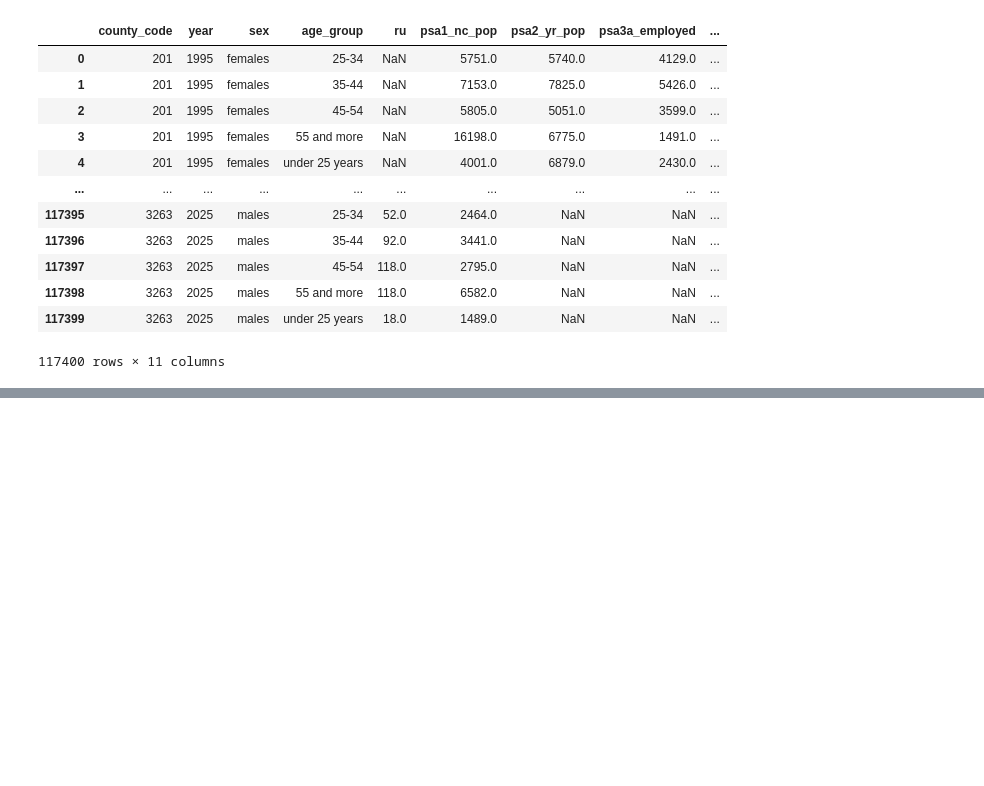
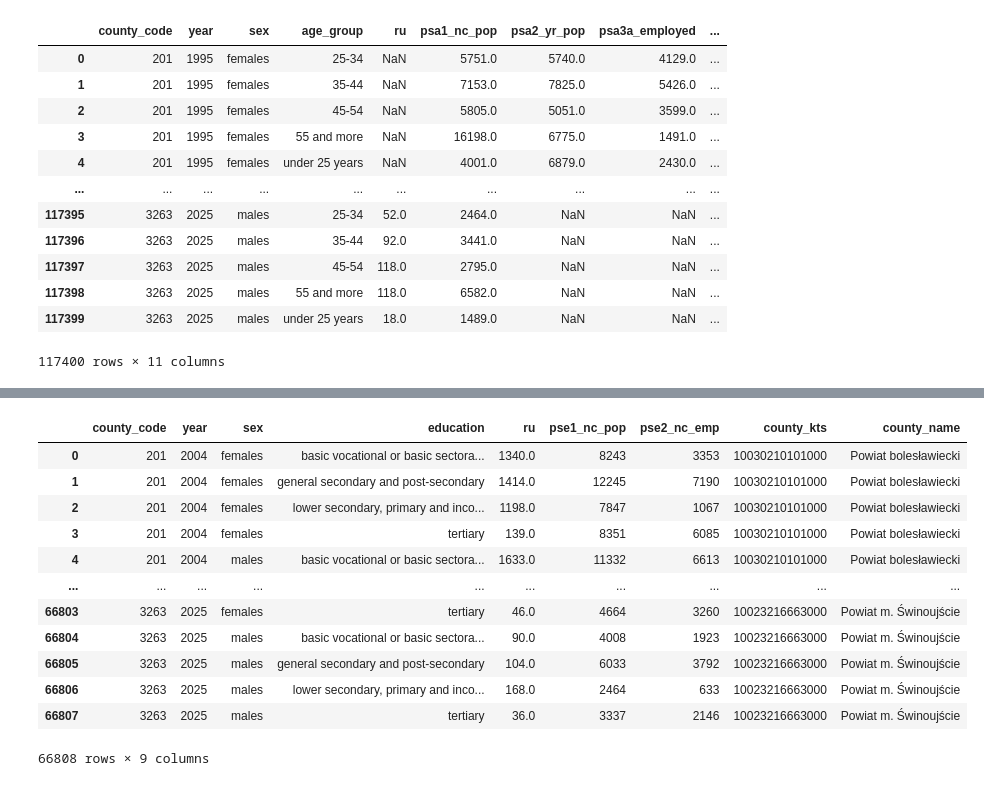
Before and after one commit to harrisonluff/Group_Project_Y3, a Jupyter notebook: notebooks/analysis/03_01_unemployment_measure.ipynb, the cells around one changed output, grey strips where cells are left out. Cells and saved outputs as stored; diff of their text form; code cells hidden in the pictures; blank space fills up the shorter version.

Commit message:
Implemented initial unemploy by sex and education tables (1 and 2)

```diff
--- a/notebooks/analysis/03_01_unemployment_measure.ipynb
+++ b/notebooks/analysis/03_01_unemployment_measure.ipynb
@@ -341,0 +430,17 @@ ru_sa_table
+# %%
+ru_se_table_2 = p1947.copy().reset_index()
+
+# Drop na rows for ru
+ru_se_table_2.dropna(subset=["ru"], inplace=True)
+
+# First we need to group the education on ru
+ru_se_table_2["education"] = ru_se_table_2["education"].replace(
+    "general secondary", "general secondary and post-secondary"
+)
+ru_se_table_2["education"] = ru_se_table_2["education"].replace(
+    "post-secondary and vocational secondary", "general secondary and post-secondary"
+)
+# Re group
+ru_se_table_2 = ru_se_table_2.groupby(["county_code", "year", "sex", "education"])[["ru"]].sum()
+
+ru_se_table_2
@@ -341,0 +462,6 @@ ru_sa_table
+# %%
+pse2 = pd.read_csv(repo_root / "cleaned/03_01_outcome_tables/population_sex_ed_2.csv", index_col=0)
+
+pse2 = pse2.set_index(["county_code", "sex", "education"])
+
+pse2
@@ -341,0 +483,25 @@ ru_sa_table
+# %%
+# Join
+ru_se_table_2 = ru_se_table_2.join(
+    pse2,
+    how="left"
+)
+
+# Reset index and save
+ru_se_table_2 = ru_se_table_2.reset_index()
+ru_se_table_2.to_csv(repo_root / "cleaned/03_01_outcome_tables/unemploy_sex_ed_2_table.csv")
+ru_se_table_2
+# %% [output]
+|  | county_code | year | sex | education | ru | pse1_nc_pop | pse2_nc_emp | county_kts | county_name |
+| 0 | 201 | 2004 | females | basic vocational or basic sectora... | 1340.0 | 8243 | 3353 | 10030210101000 | Powiat bolesławiecki |
+| 1 | 201 | 2004 | females | general secondary and post-secondary | 1414.0 | 12245 | 7190 | 10030210101000 | Powiat bolesławiecki |
+| 2 | 201 | 2004 | females | lower secondary, primary and inco... | 1198.0 | 7847 | 1067 | 10030210101000 | Powiat bolesławiecki |
+| 3 | 201 | 2004 | females | tertiary | 139.0 | 8351 | 6085 | 10030210101000 | Powiat bolesławiecki |
+| 4 | 201 | 2004 | males | basic vocational or basic sectora... | 1633.0 | 11332 | 6613 | 10030210101000 | Powiat bolesławiecki |
+| ... | ... | ... | ... | ... | ... | ... | ... | ... | ... |
+| 66803 | 3263 | 2025 | females | tertiary | 46.0 | 4664 | 3260 | 10023216663000 | Powiat m. Świnoujście |
+| 66804 | 3263 | 2025 | males | basic vocational or basic sectora... | 90.0 | 4008 | 1923 | 10023216663000 | Powiat m. Świnoujście |
+| 66805 | 3263 | 2025 | males | general secondary and post-secondary | 104.0 | 6033 | 3792 | 10023216663000 | Powiat m. Świnoujście |
+| 66806 | 3263 | 2025 | males | lower secondary, primary and inco... | 168.0 | 2464 | 633 | 10023216663000 | Powiat m. Świnoujście |
+| 66807 | 3263 | 2025 | males | tertiary | 36.0 | 3337 | 2146 | 10023216663000 | Powiat m. Świnoujście |
+66808 rows × 9 columns
```
Also changed, not shown: parts of 8 cells of this notebook, 2 other files.
